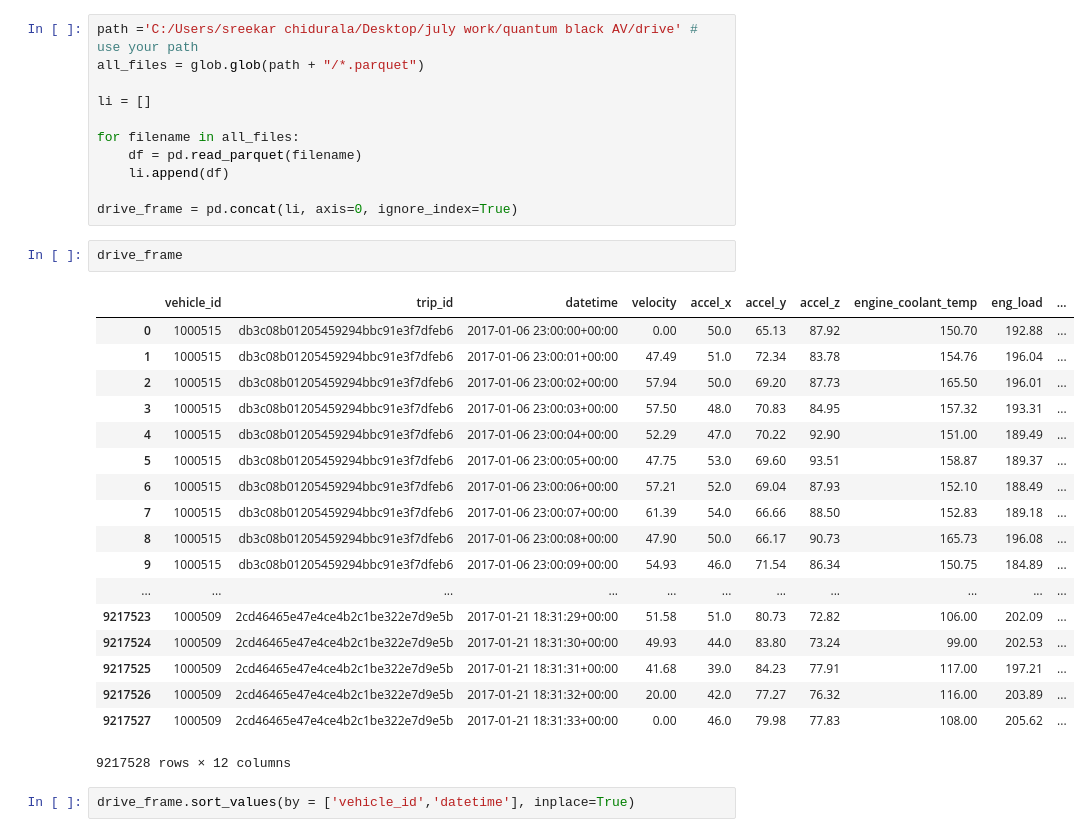
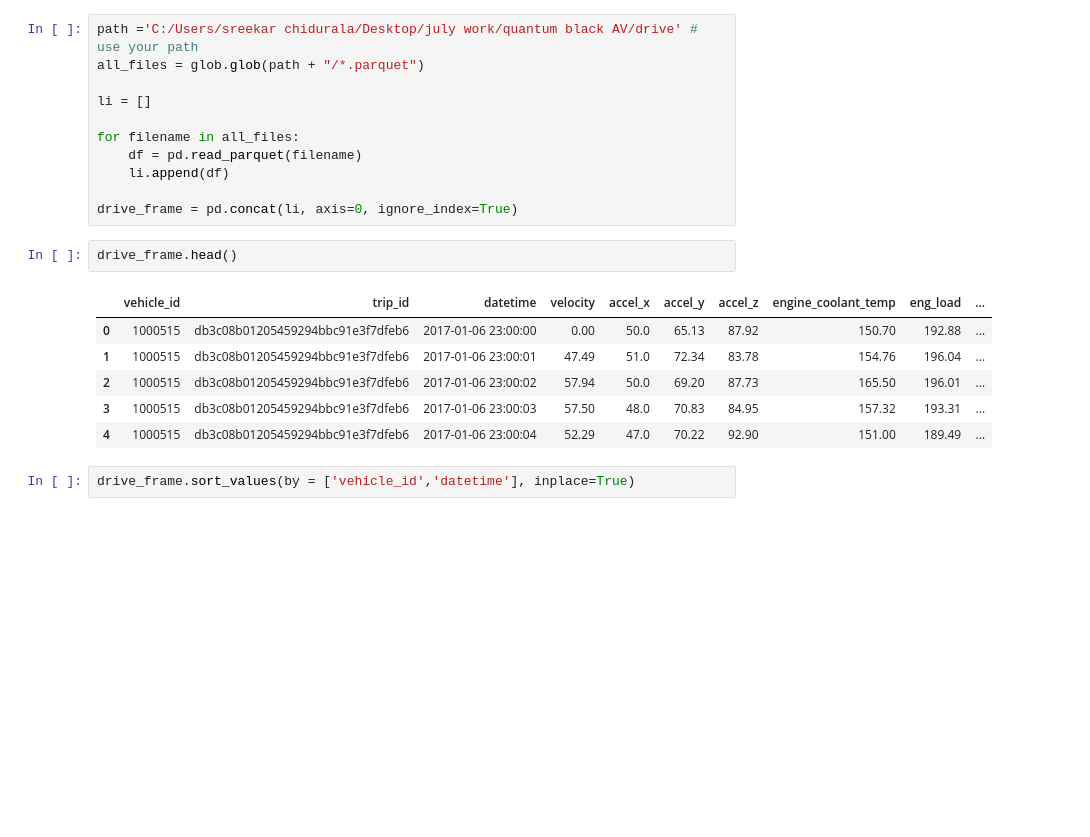
Before and after one commit to sreekar1996/Quantum_Black, a Jupyter notebook: Qb.ipynb, the cells around one changed output. Cells and saved outputs as stored; diff of their text form; blank space fills up the shorter version.

```diff
--- a/Qb.ipynb
+++ b/Qb.ipynb
@@ -18,26 +14,14 @@ for filename in all_files:
 
 drive_frame = pd.concat(li, axis=0, ignore_index=True)
 # %%
-drive_frame
+drive_frame.head()
 # %% [output]
 |  | vehicle_id | trip_id | datetime | velocity | accel_x | accel_y | accel_z | engine_coolant_temp | eng_load | ... |
-| 0 | 1000515 | db3c08b01205459294bbc91e3f7dfeb6 | 2017-01-06 23:00:00+00:00 | 0.00 | 50.0 | 65.13 | 87.92 | 150.70 | 192.88 | ... |
-| 1 | 1000515 | db3c08b01205459294bbc91e3f7dfeb6 | 2017-01-06 23:00:01+00:00 | 47.49 | 51.0 | 72.34 | 83.78 | 154.76 | 196.04 | ... |
-| 2 | 1000515 | db3c08b01205459294bbc91e3f7dfeb6 | 2017-01-06 23:00:02+00:00 | 57.94 | 50.0 | 69.20 | 87.73 | 165.50 | 196.01 | ... |
-| 3 | 1000515 | db3c08b01205459294bbc91e3f7dfeb6 | 2017-01-06 23:00:03+00:00 | 57.50 | 48.0 | 70.83 | 84.95 | 157.32 | 193.31 | ... |
-| 4 | 1000515 | db3c08b01205459294bbc91e3f7dfeb6 | 2017-01-06 23:00:04+00:00 | 52.29 | 47.0 | 70.22 | 92.90 | 151.00 | 189.49 | ... |
-| 5 | 1000515 | db3c08b01205459294bbc91e3f7dfeb6 | 2017-01-06 23:00:05+00:00 | 47.75 | 53.0 | 69.60 | 93.51 | 158.87 | 189.37 | ... |
-| 6 | 1000515 | db3c08b01205459294bbc91e3f7dfeb6 | 2017-01-06 23:00:06+00:00 | 57.21 | 52.0 | 69.04 | 87.93 | 152.10 | 188.49 | ... |
-| 7 | 1000515 | db3c08b01205459294bbc91e3f7dfeb6 | 2017-01-06 23:00:07+00:00 | 61.39 | 54.0 | 66.66 | 88.50 | 152.83 | 189.18 | ... |
-| 8 | 1000515 | db3c08b01205459294bbc91e3f7dfeb6 | 2017-01-06 23:00:08+00:00 | 47.90 | 50.0 | 66.17 | 90.73 | 165.73 | 196.08 | ... |
-| 9 | 1000515 | db3c08b01205459294bbc91e3f7dfeb6 | 2017-01-06 23:00:09+00:00 | 54.93 | 46.0 | 71.54 | 86.34 | 150.75 | 184.89 | ... |
-| ... | ... | ... | ... | ... | ... | ... | ... | ... | ... | ... |
-| 9217523 | 1000509 | 2cd46465e47e4ce4b2c1be322e7d9e5b | 2017-01-21 18:31:29+00:00 | 51.58 | 51.0 | 80.73 | 72.82 | 106.00 | 202.09 | ... |
-| 9217524 | 1000509 | 2cd46465e47e4ce4b2c1be322e7d9e5b | 2017-01-21 18:31:30+00:00 | 49.93 | 44.0 | 83.80 | 73.24 | 99.00 | 202.53 | ... |
-| 9217525 | 1000509 | 2cd46465e47e4ce4b2c1be322e7d9e5b | 2017-01-21 18:31:31+00:00 | 41.68 | 39.0 | 84.23 | 77.91 | 117.00 | 197.21 | ... |
-| 9217526 | 1000509 | 2cd46465e47e4ce4b2c1be322e7d9e5b | 2017-01-21 18:31:32+00:00 | 20.00 | 42.0 | 77.27 | 76.32 | 116.00 | 203.89 | ... |
-| 9217527 | 1000509 | 2cd46465e47e4ce4b2c1be322e7d9e5b | 2017-01-21 18:31:33+00:00 | 0.00 | 46.0 | 79.98 | 77.83 | 108.00 | 205.62 | ... |
+| 0 | 1000515 | db3c08b01205459294bbc91e3f7dfeb6 | 2017-01-06 23:00:00 | 0.00 | 50.0 | 65.13 | 87.92 | 150.70 | 192.88 | ... |
+| 1 | 1000515 | db3c08b01205459294bbc91e3f7dfeb6 | 2017-01-06 23:00:01 | 47.49 | 51.0 | 72.34 | 83.78 | 154.76 | 196.04 | ... |
+| 2 | 1000515 | db3c08b01205459294bbc91e3f7dfeb6 | 2017-01-06 23:00:02 | 57.94 | 50.0 | 69.20 | 87.73 | 165.50 | 196.01 | ... |
+| 3 | 1000515 | db3c08b01205459294bbc91e3f7dfeb6 | 2017-01-06 23:00:03 | 57.50 | 48.0 | 70.83 | 84.95 | 157.32 | 193.31 | ... |
+| 4 | 1000515 | db3c08b01205459294bbc91e3f7dfeb6 | 2017-01-06 23:00:04 | 52.29 | 47.0 | 70.22 | 92.90 | 151.00 | 189.49 | ... |
-9217528 rows × 12 columns
 # %%
 drive_frame.sort_values(by = ['vehicle_id','datetime'], inplace=True)
 # %% [markdown]
```
Also changed, not shown: parts of 3 cells of this notebook.
